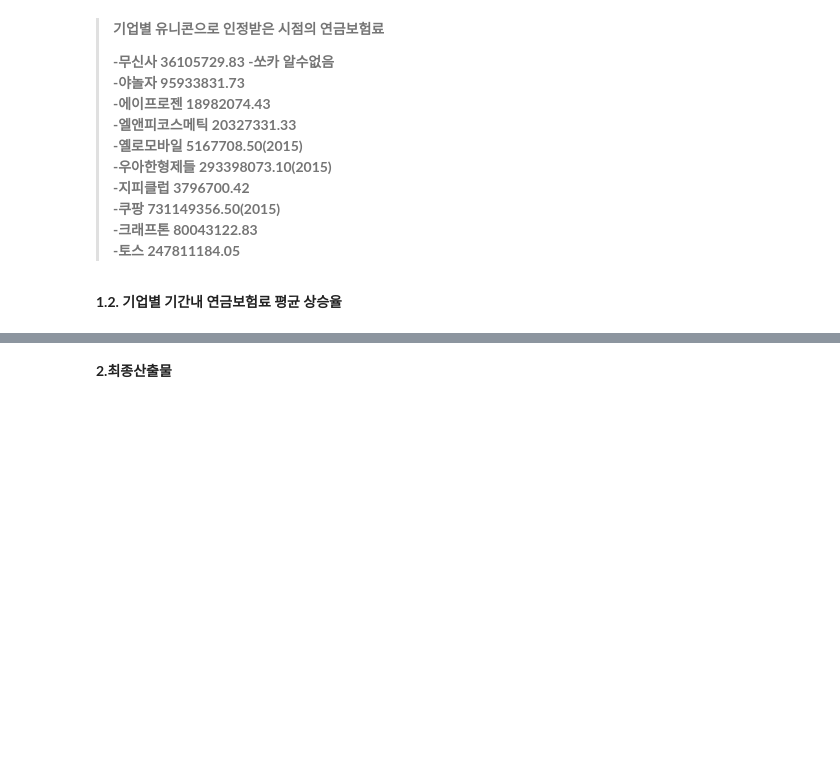
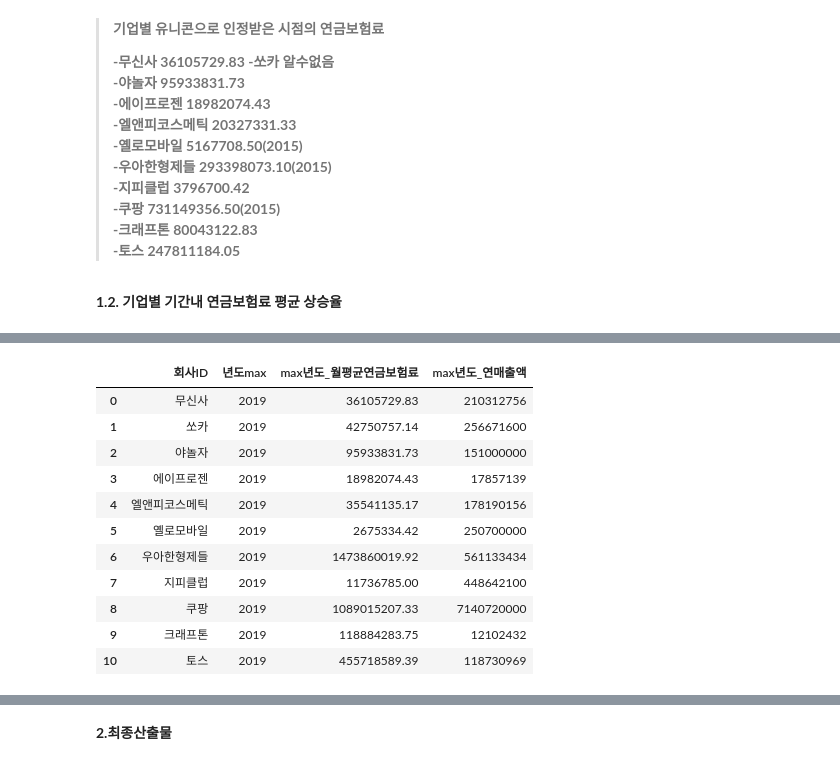
Before and after one commit to kevinpark2021/team3_wanted_onboarding, a Jupyter notebook: 유니콘기업분석_연금보험료.ipynb, the cells around one changed output, grey strips where cells are left out. Cells and saved outputs as stored; diff of their text form; code cells hidden in the pictures; blank space fills up the shorter version.

```diff
--- a/유니콘기업분석_연금보험료.ipynb
+++ b/유니콘기업분석_연금보험료.ipynb
@@ -255,0 +182,22 @@ df_unichange
+# %%
+#기업별 연도별_월평균보험료 변화량 추출-max년도
+df_pen_max=(df_year.sort_values(['년도']).groupby(['회사ID']).년도.max())
+df_pen_max=pd.DataFrame(df_pen_max).reset_index()
+df_pen_max=pd.merge(df_pen_max,df_year)
+df_pen_max.rename(columns = {'연도별_월평균연금보험료' : 'max년도_월평균연금보험료'}, inplace = True)
+df_pen_max.rename(columns = {'년도' : '년도max'}, inplace = True)
+df_pen_max.rename(columns = {'연매출액' : 'max년도_연매출액'}, inplace = True)
+df_pen_max
+# %% [output]
+|  | 회사ID | 년도max | max년도_월평균연금보험료 | max년도_연매출액 |
+| 0 | 무신사 | 2019 | 36105729.83 | 210312756 |
+| 1 | 쏘카 | 2019 | 42750757.14 | 256671600 |
+| 2 | 야놀자 | 2019 | 95933831.73 | 151000000 |
+| 3 | 에이프로젠 | 2019 | 18982074.43 | 17857139 |
+| 4 | 엘앤피코스메틱 | 2019 | 35541135.17 | 178190156 |
+| 5 | 옐로모바일 | 2019 | 2675334.42 | 250700000 |
+| 6 | 우아한형제들 | 2019 | 1473860019.92 | 561133434 |
+| 7 | 지피클럽 | 2019 | 11736785.00 | 448642100 |
+| 8 | 쿠팡 | 2019 | 1089015207.33 | 7140720000 |
+| 9 | 크래프톤 | 2019 | 118884283.75 | 12102432 |
+| 10 | 토스 | 2019 | 455718589.39 | 118730969 |
```
Also changed, not shown: parts of 33 cells of this notebook.
